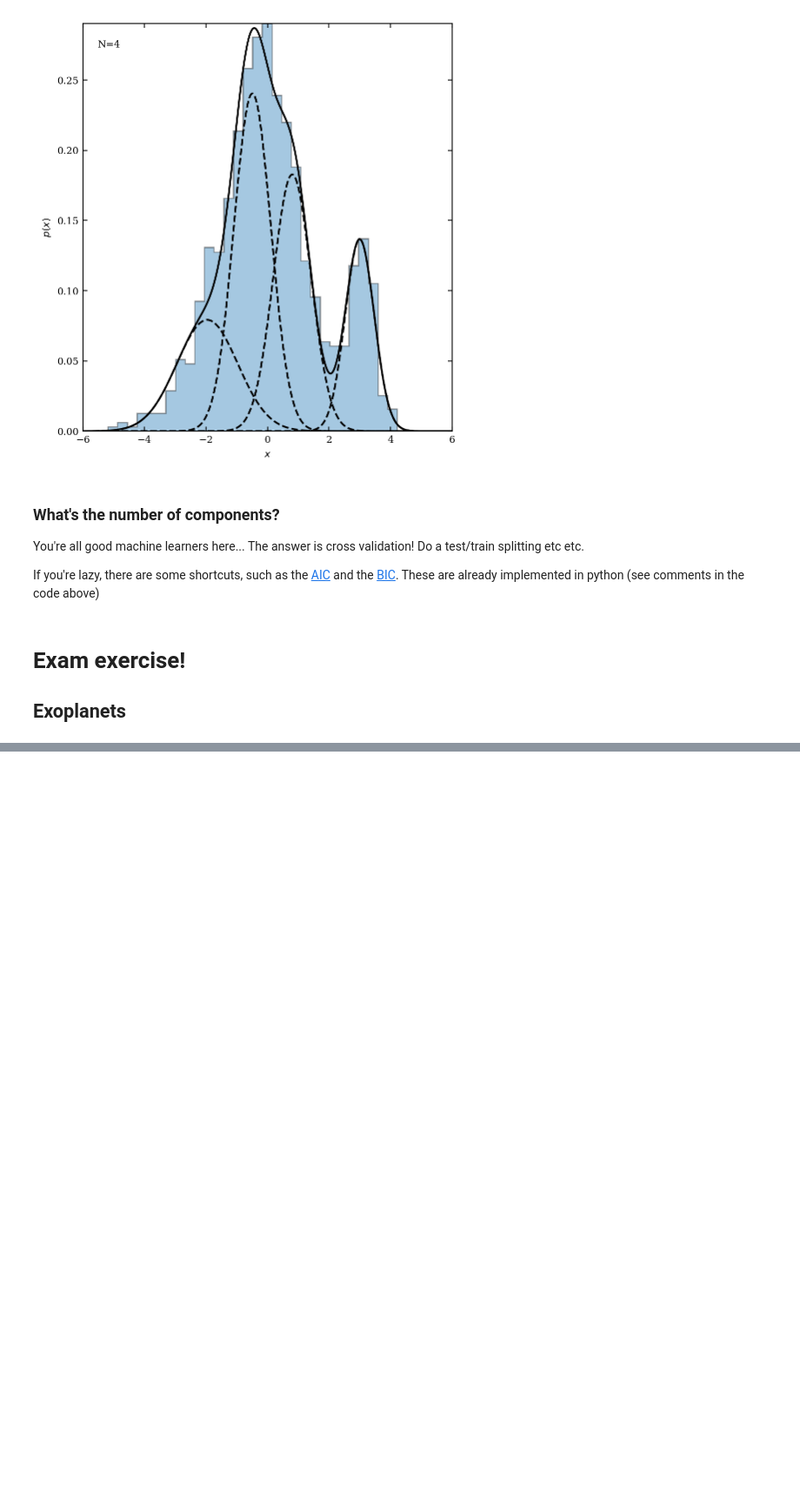
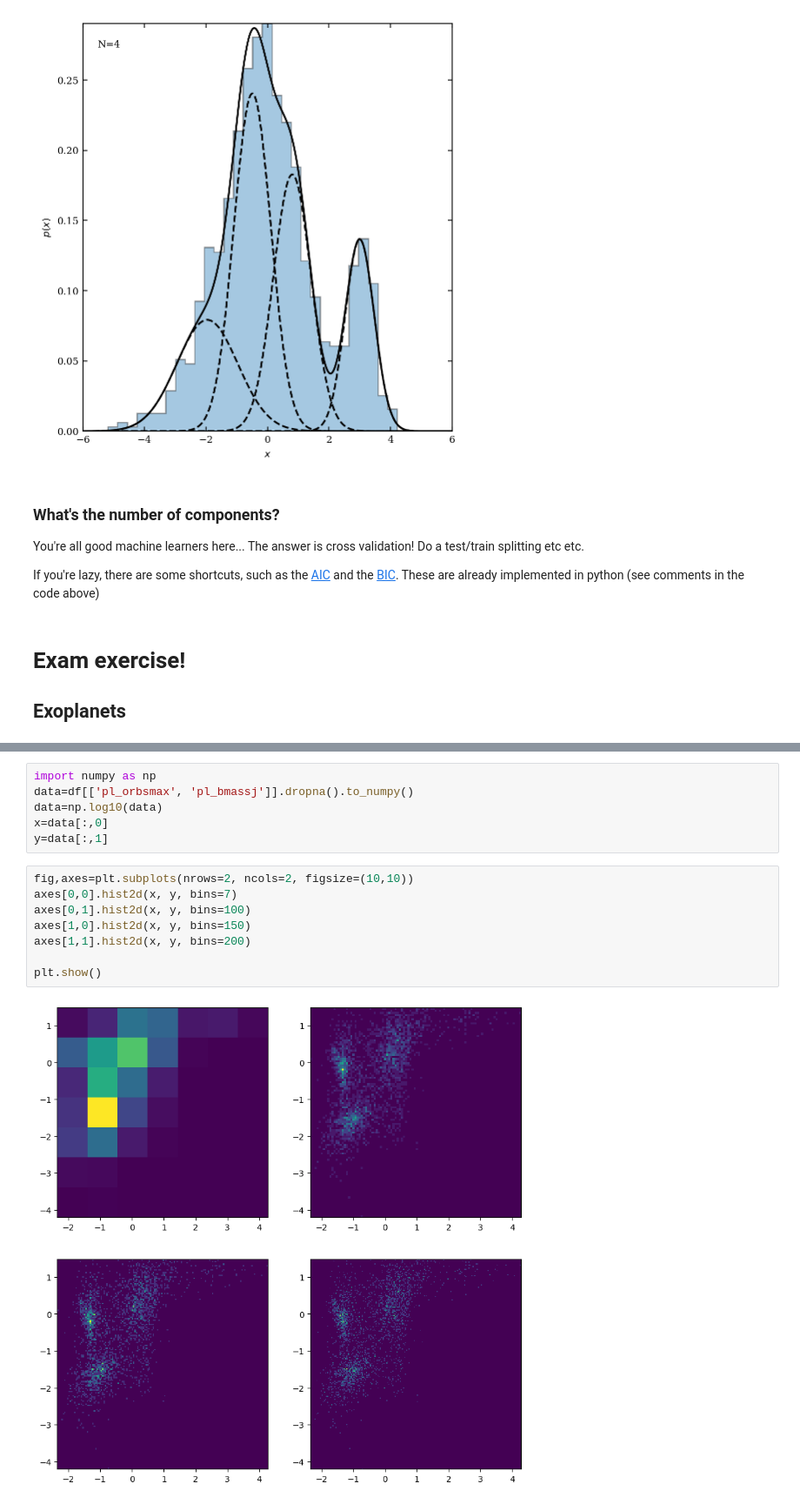
Before and after one commit to alessandrodipiano/machinelearning4physics_bicocca_2026, a Jupyter notebook: lectures/L03_densityestimation.ipynb, the cells around one changed output, grey strips where cells are left out. Shown at 87% size. Cells and saved outputs as stored; diff of their text form; blank space fills up the shorter version.

```diff
--- a/lectures/L03_densityestimation.ipynb
+++ b/lectures/L03_densityestimation.ipynb
@@ -622,0 +685,16 @@ You want to understand the pdf of exoplanets.
+# %%
+import numpy as np
+data=df[['pl_orbsmax', 'pl_bmassj']].dropna().to_numpy()
+data=np.log10(data)
+x=data[:,0]
+y=data[:,1]
+# %%
+fig,axes=plt.subplots(nrows=2, ncols=2, figsize=(10,10))
+axes[0,0].hist2d(x, y, bins=7)
+axes[0,1].hist2d(x, y, bins=100)
+axes[1,0].hist2d(x, y, bins=150)
+axes[1,1].hist2d(x, y, bins=200)
+
+plt.show()
+# %% [output]
+[figure, added]
```
Also changed, not shown: parts of 23 cells of this notebook, 2 other files.
